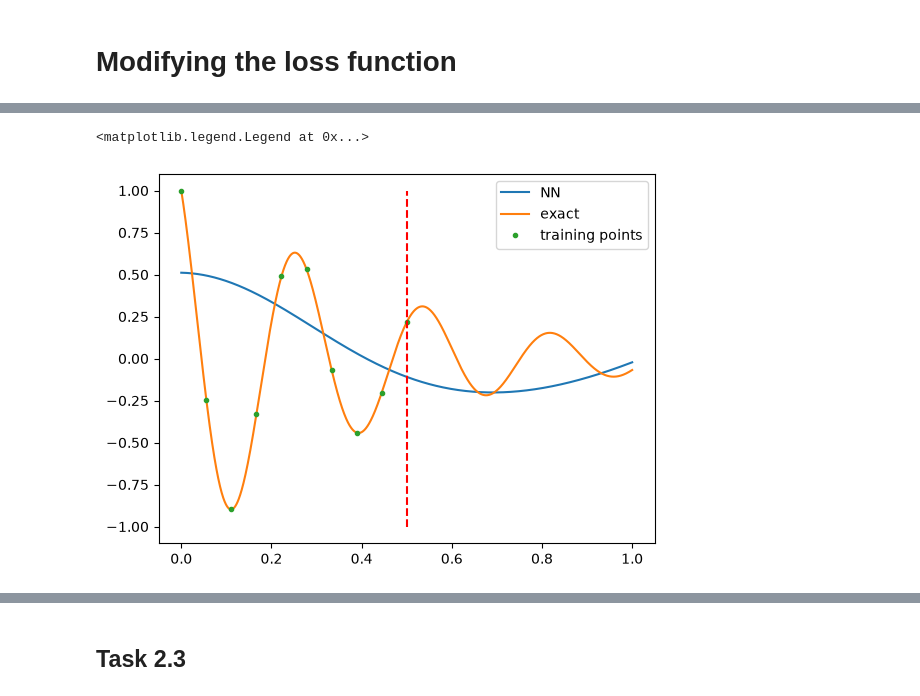
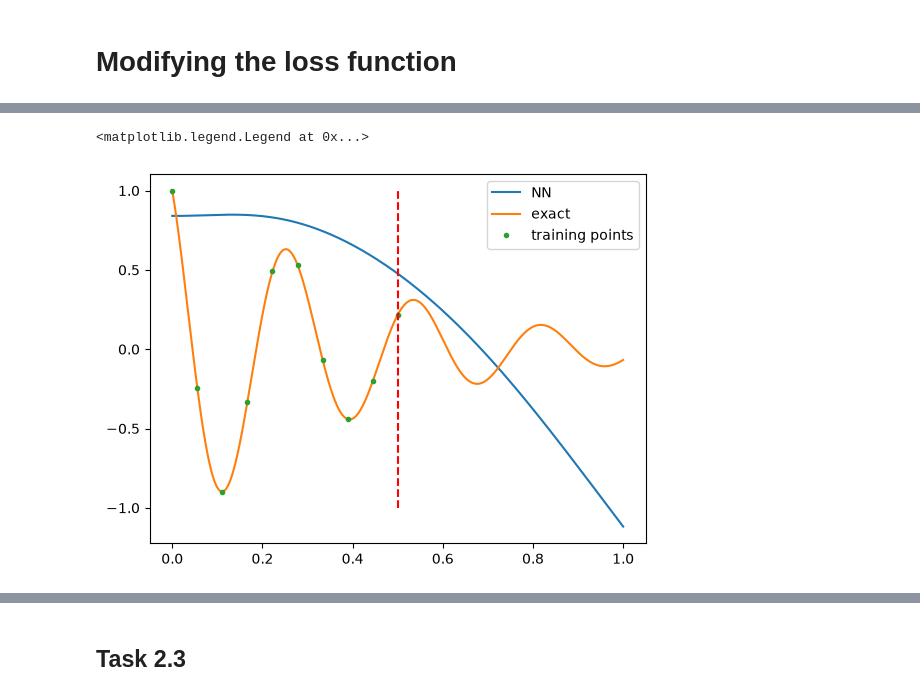
Before and after one commit to NiklasFrandsen/DTUDeepLearning, a Jupyter notebook: notebooks/project_nb.ipynb, the cells around one changed output, grey strips where cells are left out. Drawn from its saved outputs; the diff is of its cells as text; code cells hidden in the pictures.

```diff
--- a/notebooks/project_nb.ipynb
+++ b/notebooks/project_nb.ipynb
@@ -129,5 +136,8 @@ plt.legend()
 # %%
 from pinn.helpers import phys_loss, IC_loss, collocation_generator
+# %%
+net2 = Net(num_hidden=512)
+optimizer = optim.Adam(net2.parameters(), lr=0.001)
 # %%
 num_epochs = 1000
 
@@ -178,10 +189,10 @@ plt.legend(bbox_to_anchor=(1.05, 1))
 # %%
 t_point = torch.linspace(0,1,2000)
-plt.plot(t_point.numpy(), net(t_point[:,None]).detach().numpy(), label='NN')
+plt.plot(t_point.numpy(), net2(t_point[:,None]).detach().numpy(), label='NN')
 plt.plot(t_point.numpy(), x_exact(t_point,exact_params), label='exact')
 plt.plot(x_train.numpy(), y_train.numpy(), '.', label='training points')
 plt.vlines(0.5,-1,1, 'r', linestyles='--')
 plt.legend()
 # %% [output]
 <matplotlib.legend.Legend at 0x...>
-[figure, old version]
+[figure, new version]
```
Also changed, not shown: parts of 11 cells of this notebook, 2 other files.
